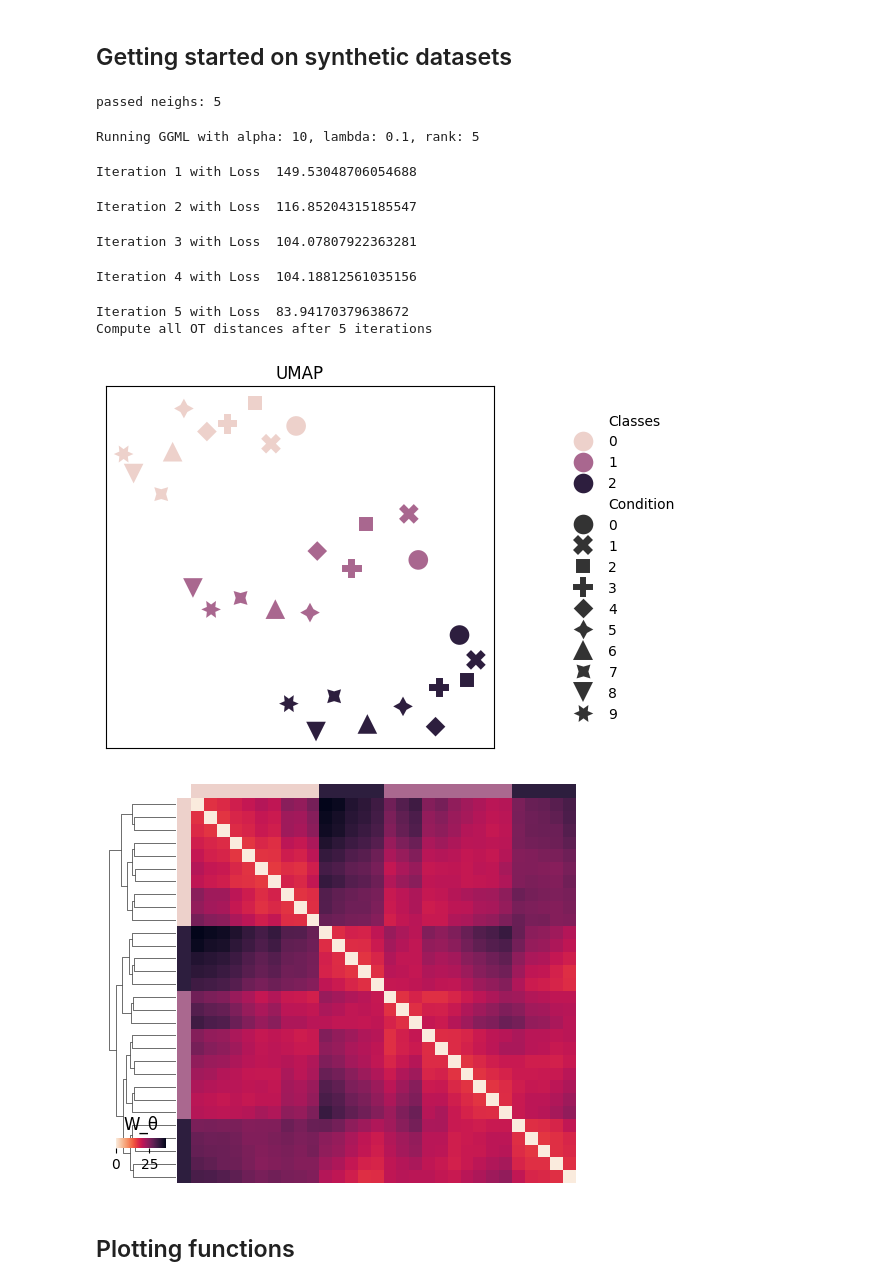
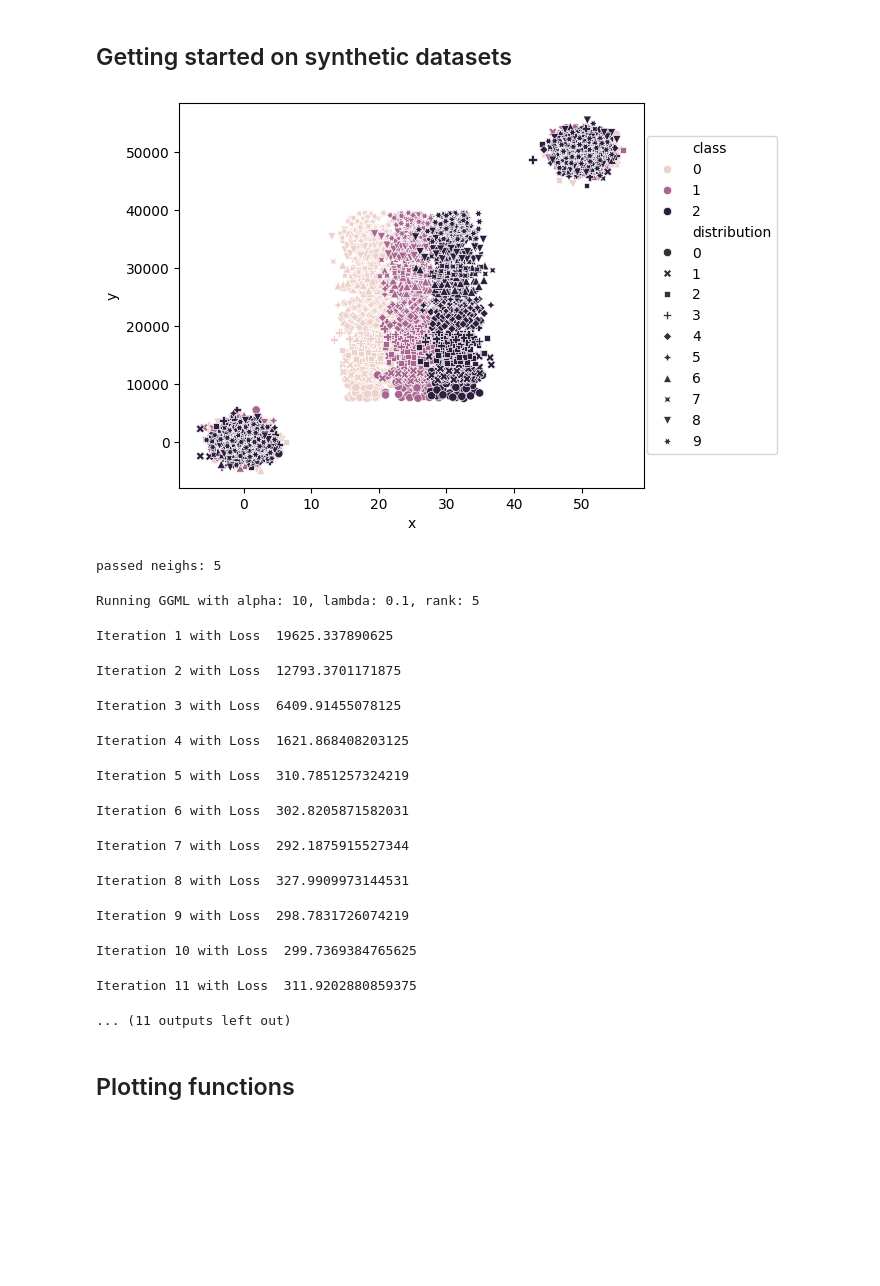
Before and after one commit to DaminK/ggml-ot, a Jupyter notebook: examples/synth_Test.ipynb, the cells around one changed output. Cells and saved outputs as stored; diff of their text form; code cells hidden in the pictures; blank space fills up the shorter version.

```diff
--- a/examples/synth_Test.ipynb
+++ b/examples/synth_Test.ipynb
@@ -38,25 +10,29 @@ noise_dims = 199
-# %%
-# create a synthetic dataset with defined paramters
-data = ggml_ot.synthetic_Dataset(distribution_size=n, class_means = means, offsets = offsets, shared_means_x=shared_means_x, shared_means_y=shared_means_y, plot=False, varying_size=False,t=neighbor_t,noise_scale=noise_scale,noise_dims=noise_dims)
-# %% [output]
-passed neighs: 5
+# %%
+data = ggml_ot.synthetic_Dataset()
+# %% [output]
+[figure, added]
+passed neighs: 5
 # %%
 # create training dataset that contains the dataset and meta data like the batching information
 training_dataset = DataLoader(data, batch_size=128, shuffle=True)
 # %%
 # train the model
 # --> learns the global ground metric on the given dataset
-w_theta = ggml_ot.ggml(training_dataset,a=alpha,l=lambda_,k=rank_k,lr=lr,norm=norm,max_iterations=5,plot_i_iterations=5,dataset=data,n_threads=64)
+w_theta = ggml_ot.ggml(training_dataset,lr=0.02,max_iterations=20,plot_i_iterations=20,dataset=data)
 # %% [output]
 Running GGML with alpha: 10, lambda: 0.1, rank: 5
-Iteration 1 with Loss  149.53048706054688
+Iteration 1 with Loss  19625.337890625
-Iteration 2 with Loss  116.85204315185547
+Iteration 2 with Loss  12793.3701171875
-Iteration 3 with Loss  104.07807922363281
+Iteration 3 with Loss  6409.91455078125
-Iteration 4 with Loss  104.18812561035156
+Iteration 4 with Loss  1621.868408203125
-Iteration 5 with Loss  83.94170379638672
-Compute all OT distances after 5 iterations
+Iteration 5 with Loss  310.7851257324219
-[figure, removed]
-[figure, removed]
+Iteration 6 with Loss  302.8205871582031
+Iteration 7 with Loss  292.1875915527344
+Iteration 8 with Loss  327.9909973144531
+Iteration 9 with Loss  298.7831726074219
+Iteration 10 with Loss  299.7369384765625
+Iteration 11 with Loss  311.9202880859375
+... (11 outputs left out)
 # %% [markdown]
 ## Plotting functions
 # %% [markdown]
```
Also changed, not shown: parts of 9 cells of this notebook, 25 other files.
